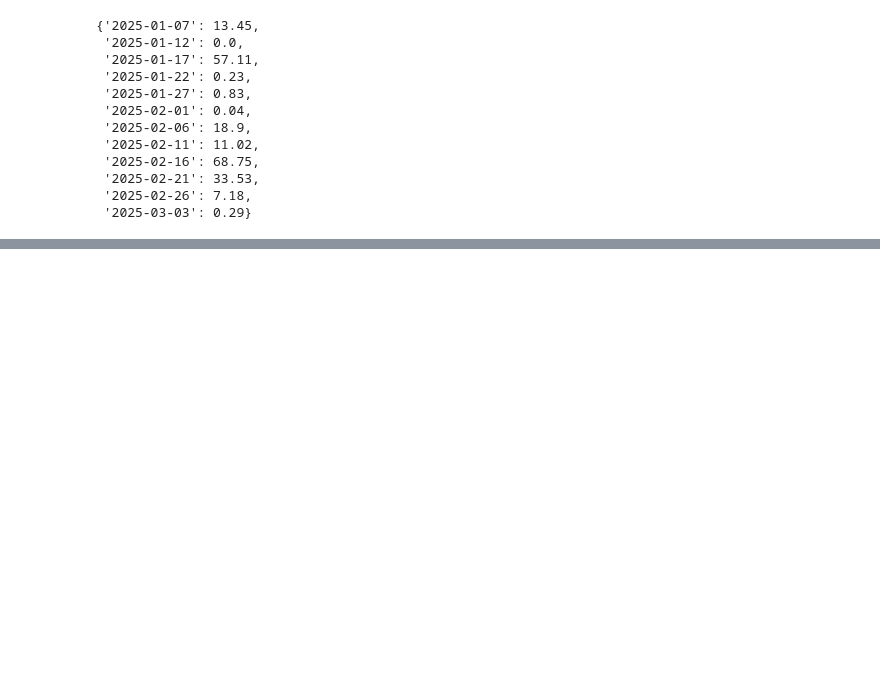
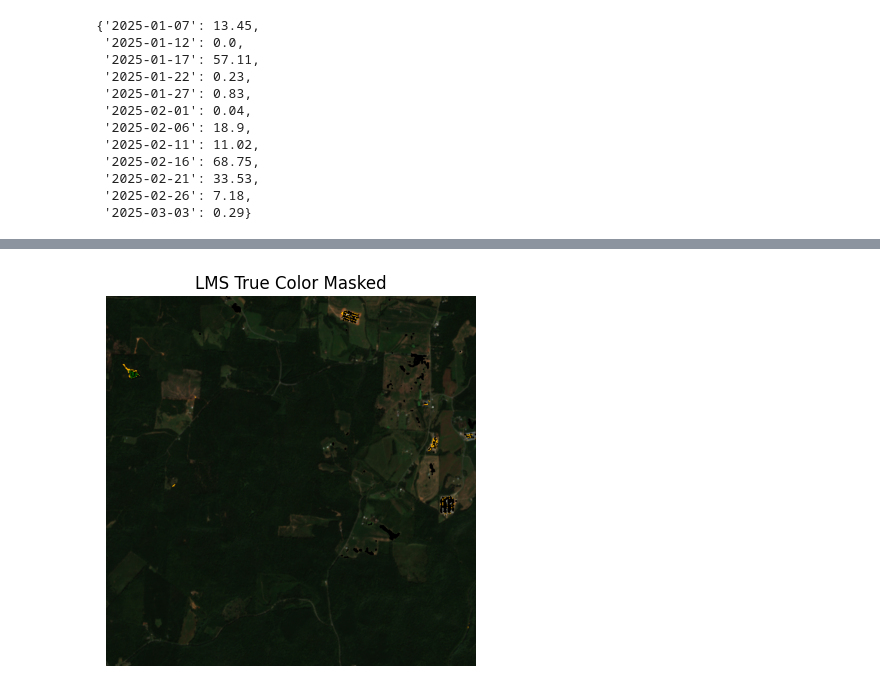
Before and after one commit to Neural-Mapping/Mappings, a Jupyter notebook: mapping_automation.ipynb, the cells around one changed output, grey strips where cells are left out. Saved outputs shown, nothing was run; the diff lists cells and outputs as text; code cells hidden in the pictures; blank space fills up the shorter version.

```diff
--- a/mapping_automation.ipynb
+++ b/mapping_automation.ipynb
@@ -113,0 +174,9 @@ available_dates_cloud_coverage
+# %%
+date = nasa_landslides.iloc[1].event_date.strftime("%Y-%m-%d")
+lat, lon = subtract_km_from_coordinates(nasa_landslides.iloc[1].latitude, nasa_landslides.iloc[1].longitude, 1.5)
+available_dates = search_available_dates(target_date=nasa_landslides.iloc[1].event_date.strftime("%Y-%m-%d"),
+                                         lat = lat,
+                                         lon = lon)
+available_dates_cloud_coverage = get_cloud_coverage(lat=lat, lon=lon, date_list=available_dates)
+min_before_date, min_before_cc, min_after_date, min_after_cc = find_best_date(available_dates_cloud_coverage, target_date=date)
+min_before_date, min_before_cc, min_after_date, min_after_cc
@@ -113,0 +350,9 @@ available_dates_cloud_coverage
+# %%
+LMS_True_Color_dNDVI_Masked = True_Color_After.copy()
+LMS_True_Color_dNDVI_Masked[mask[:,:, None].repeat(3, -1) == 255] = LSM_Only_After[mask[:,:, None].repeat(3, -1) == 255]
+
+plt.imshow(LMS_True_Color_dNDVI_Masked); plt.axis("off")
+plt.title("LMS True Color Masked")
+plt.imsave(f"{project_name}/{project_name}-LMS_True_Color_dNDVI_Masked.png", LMS_True_Color_dNDVI_Masked)
+# %% [output]
+[figure, added]
```
Also changed, not shown: parts of 22 cells of this notebook, 48 other files.
